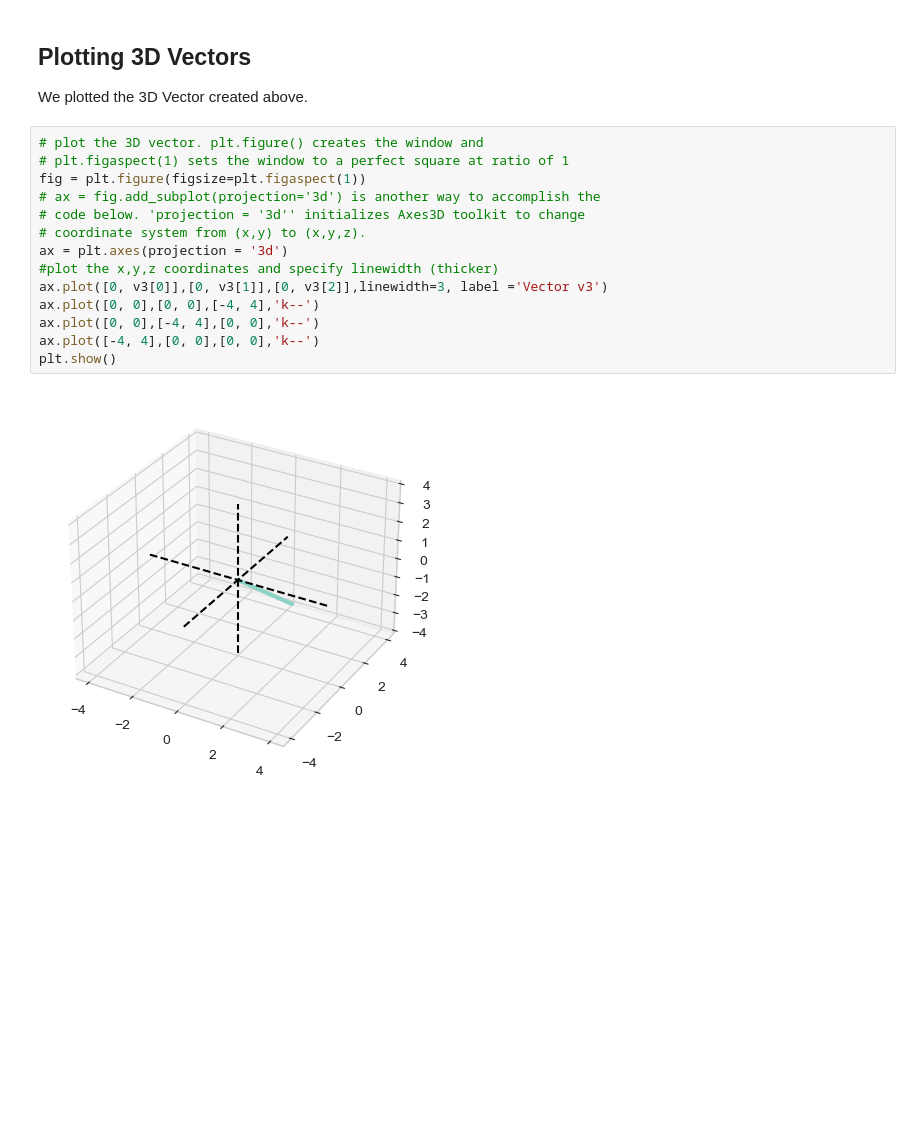
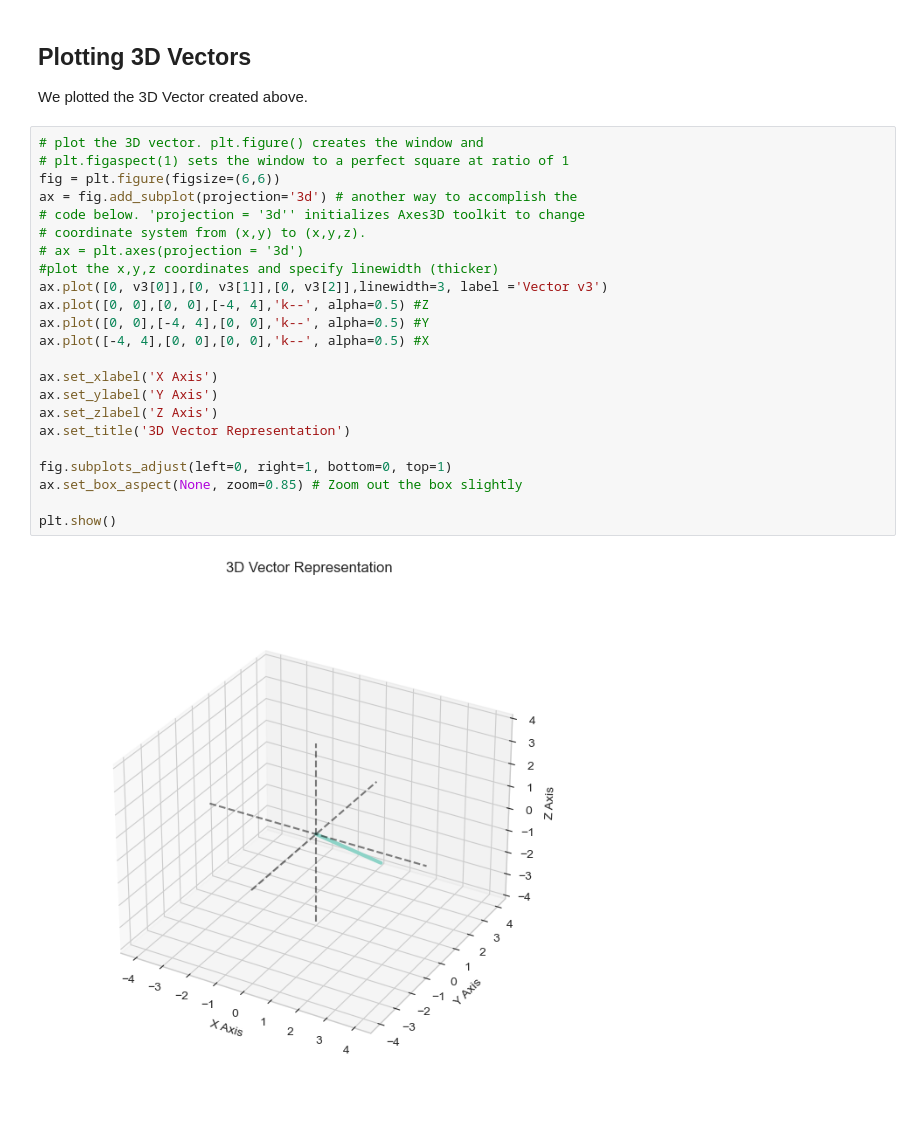
Before and after one commit to jkh928/Linear-Algebra-Python, a Jupyter notebook: 01-Course-Notes/Section_3_Vectors/Algebraic_Geometric_Vector_Interpretations.ipynb, the cells around one changed output. Saved outputs shown, nothing was run; the diff lists cells and outputs as text; blank space fills up the shorter version.

Commit message:
Add Title and Axis Labels to 3D Plot

```diff
--- a/01-Course-Notes/Section_3_Vectors/Algebraic_Geometric_Vector_Interpretations.ipynb
+++ b/01-Course-Notes/Section_3_Vectors/Algebraic_Geometric_Vector_Interpretations.ipynb
@@ -63,16 +63,25 @@ We plotted the 3D Vector created above.
 # %%
 # plot the 3D vector. plt.figure() creates the window and
 # plt.figaspect(1) sets the window to a perfect square at ratio of 1
-fig = plt.figure(figsize=plt.figaspect(1))
-# ax = fig.add_subplot(projection='3d') is another way to accomplish the
+fig = plt.figure(figsize=(6,6))
+ax = fig.add_subplot(projection='3d') # another way to accomplish the
 # code below. 'projection = '3d'' initializes Axes3D toolkit to change
 # coordinate system from (x,y) to (x,y,z).
-ax = plt.axes(projection = '3d')
+# ax = plt.axes(projection = '3d')
 #plot the x,y,z coordinates and specify linewidth (thicker)
 ax.plot([0, v3[0]],[0, v3[1]],[0, v3[2]],linewidth=3, label ='Vector v3')
-ax.plot([0, 0],[0, 0],[-4, 4],'k--')
-ax.plot([0, 0],[-4, 4],[0, 0],'k--')
-ax.plot([-4, 4],[0, 0],[0, 0],'k--')
+ax.plot([0, 0],[0, 0],[-4, 4],'k--', alpha=0.5) #Z
+ax.plot([0, 0],[-4, 4],[0, 0],'k--', alpha=0.5) #Y
+ax.plot([-4, 4],[0, 0],[0, 0],'k--', alpha=0.5) #X
+
+ax.set_xlabel('X Axis')
+ax.set_ylabel('Y Axis')
+ax.set_zlabel('Z Axis')
+ax.set_title('3D Vector Representation')
+
+fig.subplots_adjust(left=0, right=1, bottom=0, top=1)
+ax.set_box_aspect(None, zoom=0.85) # Zoom out the box slightly
+
 plt.show()
 # %% [output]
-[figure, old version]
+[figure, new version]
```
